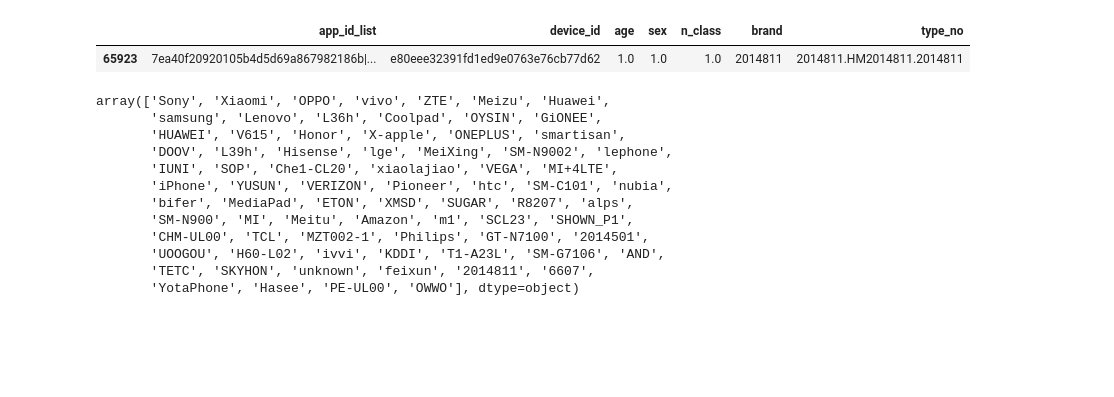
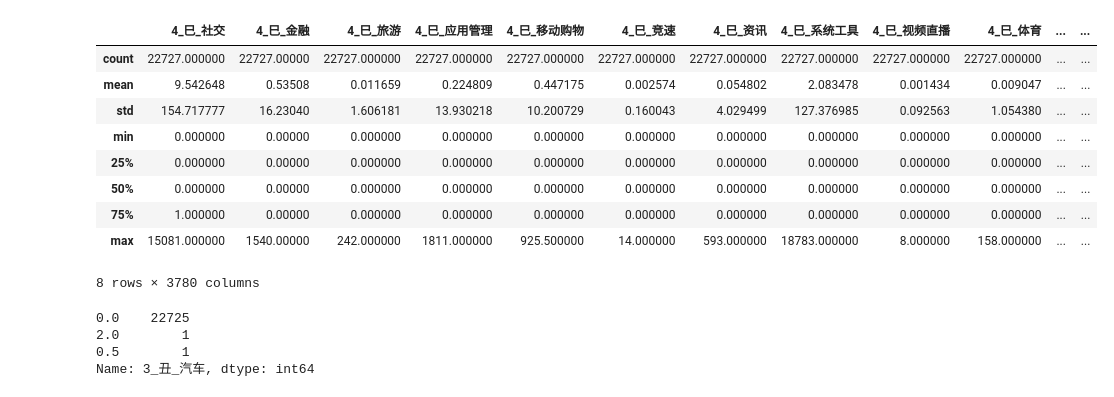
Before and after one commit to jhyehuang/sex_age, a Jupyter notebook: 01_dev_brand.ipynb, the cells around one changed output. Cells and saved outputs as stored; diff of their text form; code cells hidden in the pictures; blank space fills up the shorter version.

```diff
--- a/01_dev_brand.ipynb
+++ b/01_dev_brand.ipynb
@@ -38,20 +26,20 @@ deviceid_train_1=data_ix(deviceid_train,1)
-# %%
-deviceid_train_1.loc[deviceid_train_1.brand.values=='2014811',:]
-# %% [output]
-|  | app_id_list | device_id | age | sex | n_class | brand | type_no |
-| 65923 | 7ea40f20920105b4d5d69a867982186b|... | e80eee32391fd1ed9e0763e76cb77d62 | 1.0 | 1.0 | 1.0 | 2014811 | 2014811.HM2014811.2014811 |
-# %%
-deviceid_train_1.brand.unique()
-# %% [output]
-array(['Sony', 'Xiaomi', 'OPPO', 'vivo', 'ZTE', 'Meizu', 'Huawei',
-       'samsung', 'Lenovo', 'L36h', 'Coolpad', 'OYSIN', 'GiONEE',
-       'HUAWEI', 'V615', 'Honor', 'X-apple', 'ONEPLUS', 'smartisan',
-       'DOOV', 'L39h', 'Hisense', 'lge', 'MeiXing', 'SM-N9002', 'lephone',
-       'IUNI', 'SOP', 'Che1-CL20', 'xiaolajiao', 'VEGA', 'MI+4LTE',
-       'iPhone', 'YUSUN', 'VERIZON', 'Pioneer', 'htc', 'SM-C101', 'nubia',
-       'bifer', 'MediaPad', 'ETON', 'XMSD', 'SUGAR', 'R8207', 'alps',
-       'SM-N900', 'MI', 'Meitu', 'Amazon', 'm1', 'SCL23', 'SHOWN_P1',
-       'CHM-UL00', 'TCL', 'MZT002-1', 'Philips', 'GT-N7100', '2014501',
-       'UOOGOU', 'H60-L02', 'ivvi', 'KDDI', 'T1-A23L', 'SM-G7106', 'AND',
-       'TETC', 'SKYHON', 'unknown', 'feixun', '2014811', '6607',
-       'YotaPhone', 'Hasee', 'PE-UL00', 'OWWO'], dtype=object)
+# %%
+deviceid_test.describe()
+# %% [output]
+|  | 4_巳_社交 | 4_巳_金融 | 4_巳_旅游 | 4_巳_应用管理 | 4_巳_移动购物 | 4_巳_竞速 | 4_巳_资讯 | 4_巳_系统工具 | 4_巳_视频直播 | 4_巳_体育 | ... | ... |
+| count | 22727.000000 | 22727.00000 | 22727.000000 | 22727.000000 | 22727.000000 | 22727.000000 | 22727.000000 | 22727.000000 | 22727.000000 | 22727.000000 | ... | ... |
+| mean | 9.542648 | 0.53508 | 0.011659 | 0.224809 | 0.447175 | 0.002574 | 0.054802 | 2.083478 | 0.001434 | 0.009047 | ... | ... |
+| std | 154.717777 | 16.23040 | 1.606181 | 13.930218 | 10.200729 | 0.160043 | 4.029499 | 127.376985 | 0.092563 | 1.054380 | ... | ... |
+| min | 0.000000 | 0.00000 | 0.000000 | 0.000000 | 0.000000 | 0.000000 | 0.000000 | 0.000000 | 0.000000 | 0.000000 | ... | ... |
+| 25% | 0.000000 | 0.00000 | 0.000000 | 0.000000 | 0.000000 | 0.000000 | 0.000000 | 0.000000 | 0.000000 | 0.000000 | ... | ... |
+| 50% | 0.000000 | 0.00000 | 0.000000 | 0.000000 | 0.000000 | 0.000000 | 0.000000 | 0.000000 | 0.000000 | 0.000000 | ... | ... |
+| 75% | 1.000000 | 0.00000 | 0.000000 | 0.000000 | 0.000000 | 0.000000 | 0.000000 | 0.000000 | 0.000000 | 0.000000 | ... | ... |
+| max | 15081.000000 | 1540.00000 | 242.000000 | 1811.000000 | 925.500000 | 14.000000 | 593.000000 | 18783.000000 | 8.000000 | 158.000000 | ... | ... |
+8 rows × 3780 columns
+# %%
+deviceid_test['3_丑_汽车'].value_counts()
+# %% [output]
+0.0    22725
+2.0        1
+0.5        1
+Name: 3_丑_汽车, dtype: int64
```
Also changed, not shown: parts of 10 cells of this notebook, 4 other files.
